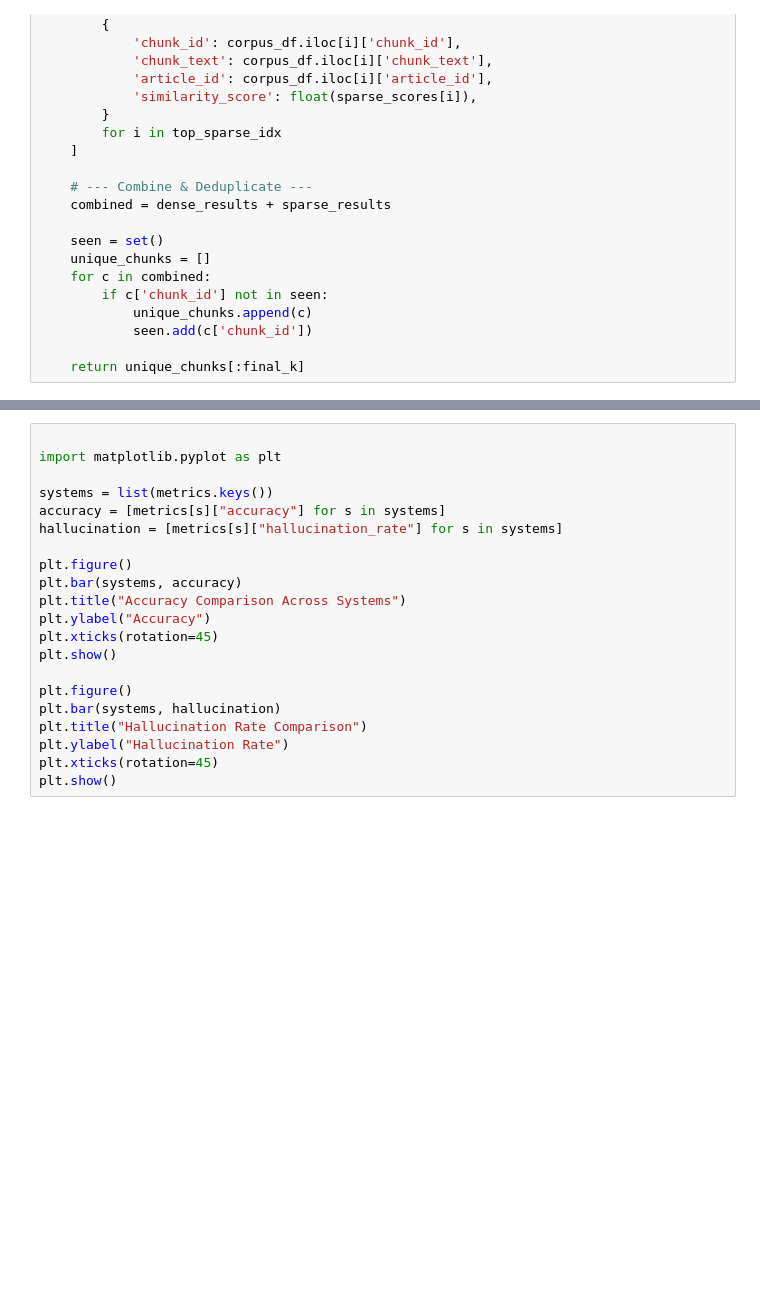
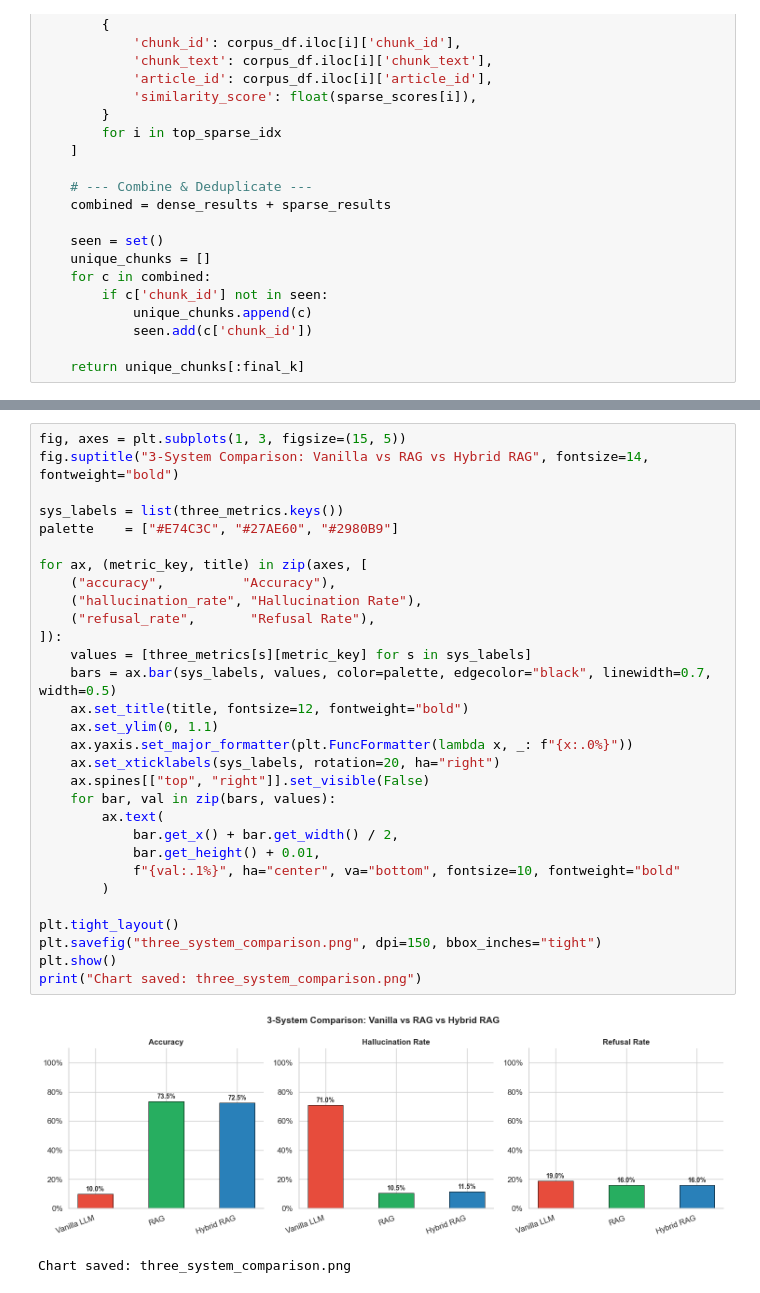
Before and after one commit to SunLite9/Final-Project-425, a Jupyter notebook: final425_updated.ipynb, the cells around one changed output, grey strips where cells are left out. Cells and saved outputs as stored; diff of their text form; blank space fills up the shorter version.

```diff
--- a/final425_updated.ipynb
+++ b/final425_updated.ipynb
@@ -947,21 +1111,33 @@ metrics
 # %%
+fig, axes = plt.subplots(1, 3, figsize=(15, 5))
+fig.suptitle("3-System Comparison: Vanilla vs RAG vs Hybrid RAG", fontsize=14, fontweight="bold")
 
-import matplotlib.pyplot as plt
+sys_labels = list(three_metrics.keys())
+palette    = ["#E74C3C", "#27AE60", "#2980B9"]
 
-systems = list(metrics.keys())
-accuracy = [metrics[s]["accuracy"] for s in systems]
-hallucination = [metrics[s]["hallucination_rate"] for s in systems]
+for ax, (metric_key, title) in zip(axes, [
+    ("accuracy",          "Accuracy"),
+    ("hallucination_rate", "Hallucination Rate"),
+    ("refusal_rate",       "Refusal Rate"),
+]):
+    values = [three_metrics[s][metric_key] for s in sys_labels]
+    bars = ax.bar(sys_labels, values, color=palette, edgecolor="black", linewidth=0.7, width=0.5)
+    ax.set_title(title, fontsize=12, fontweight="bold")
+    ax.set_ylim(0, 1.1)
+    ax.yaxis.set_major_formatter(plt.FuncFormatter(lambda x, _: f"{x:.0%}"))
+    ax.set_xticklabels(sys_labels, rotation=20, ha="right")
+    ax.spines[["top", "right"]].set_visible(False)
+    for bar, val in zip(bars, values):
+        ax.text(
+            bar.get_x() + bar.get_width() / 2,
+            bar.get_height() + 0.01,
+            f"{val:.1%}", ha="center", va="bottom", fontsize=10, fontweight="bold"
+        )
 
-plt.figure()
-plt.bar(systems, accuracy)
-plt.title("Accuracy Comparison Across Systems")
-plt.ylabel("Accuracy")
-plt.xticks(rotation=45)
+plt.tight_layout()
+plt.savefig("three_system_comparison.png", dpi=150, bbox_inches="tight")
 plt.show()
-
-plt.figure()
-plt.bar(systems, hallucination)
-plt.title("Hallucination Rate Comparison")
-plt.ylabel("Hallucination Rate")
-plt.xticks(rotation=45)
-plt.show()
+print("Chart saved: three_system_comparison.png")
+# %% [output]
+[figure, added]
+Chart saved: three_system_comparison.png
```
Also changed, not shown: parts of 12 cells of this notebook, 9 other files.
